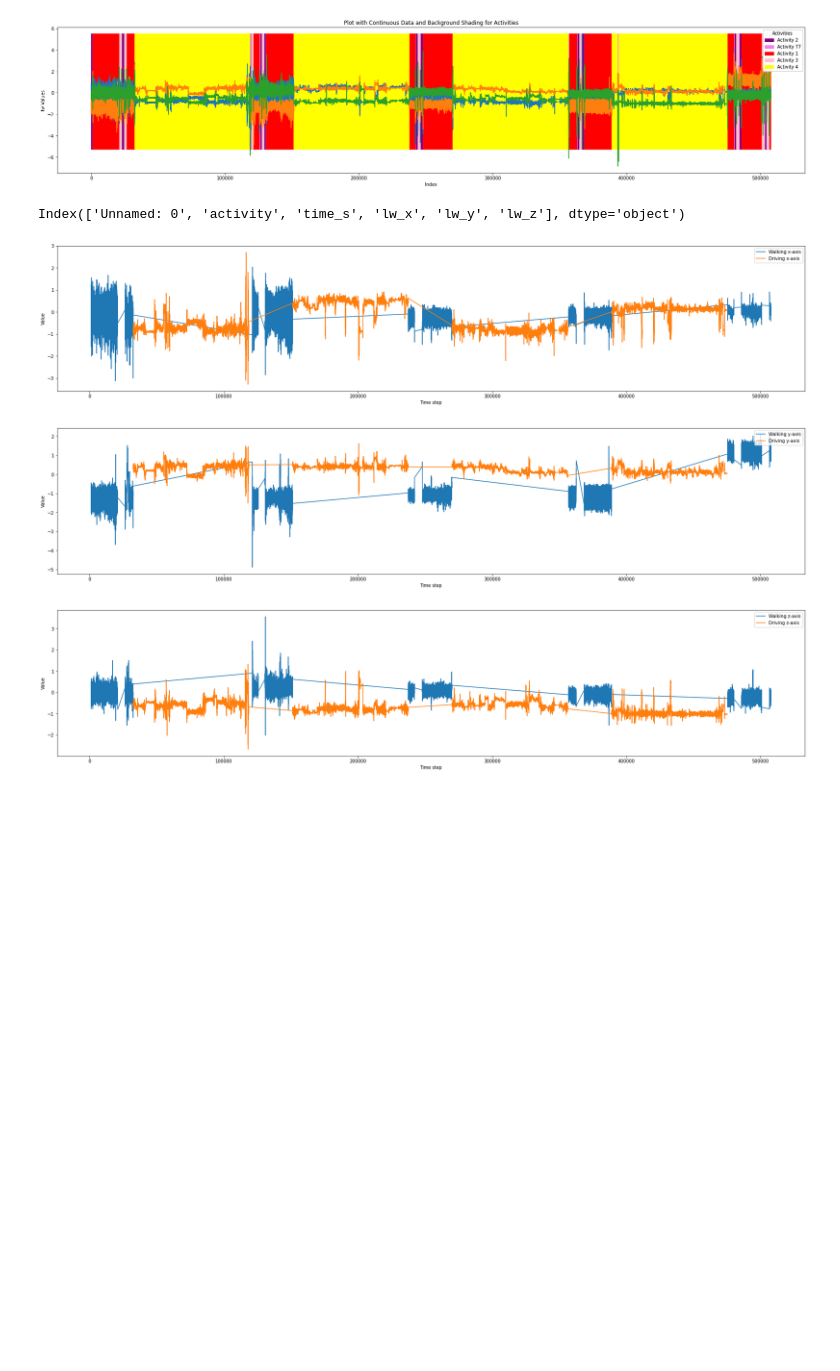
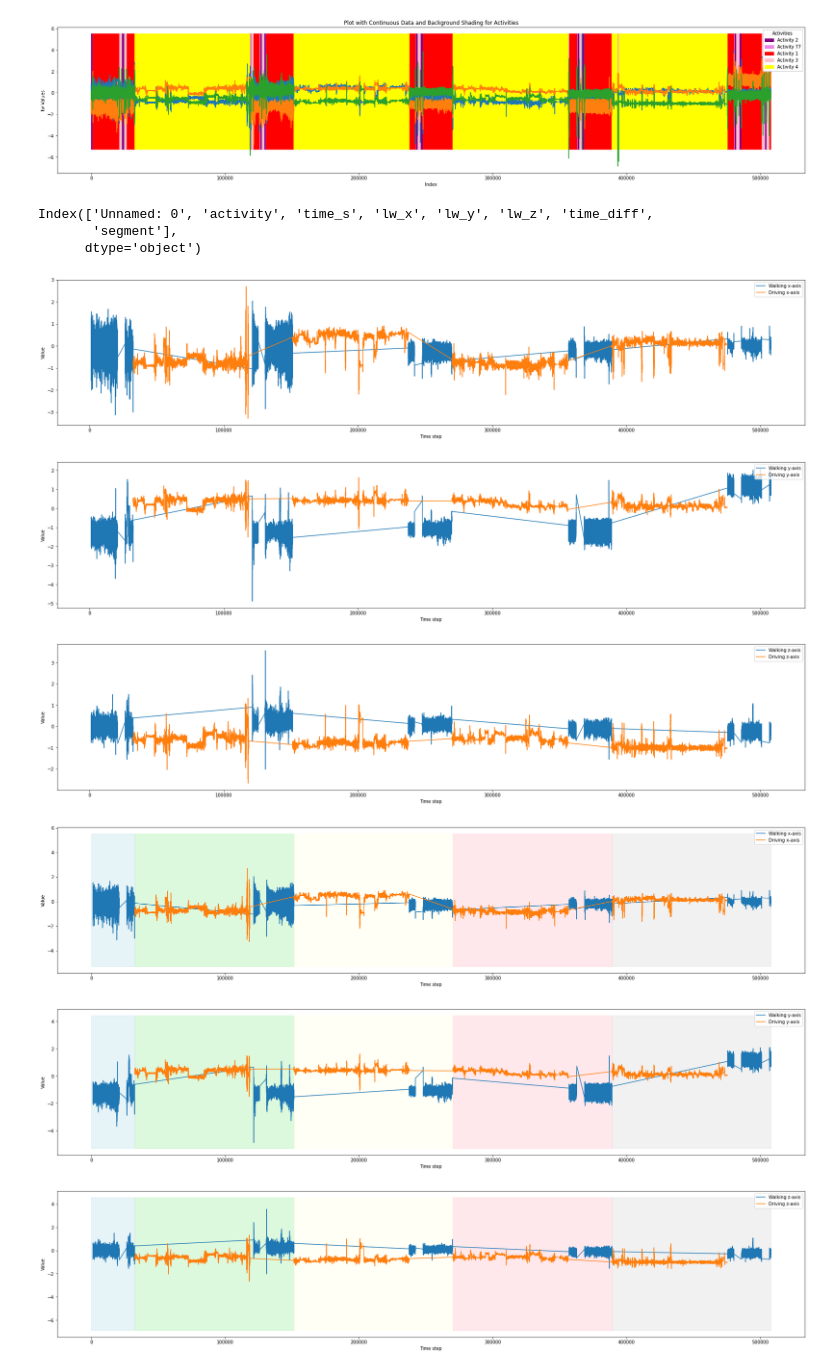
Before and after one commit to raymondfdavey/ML-Challenge2023, a Jupyter notebook: initial_inspection.ipynb, the cells around one changed output. Drawn from its saved outputs; the diff is of its cells as text; code cells hidden in the pictures; blank space fills up the shorter version.

```diff
--- a/initial_inspection.ipynb
+++ b/initial_inspection.ipynb
@@ -125,8 +177,6 @@ plt.show()
 [figure]
 # %%
 # from given visualiser file:
-
-df = pd.read_csv("./data/movementSensorData.csv")
 
 
 plt.figure(figsize=(30, 6))
@@ -163,10 +213,57 @@ plt.xlabel("Time step")
 plt.ylabel("Value")
 plt.show()
 # %% [output]
-Index(['Unnamed: 0', 'activity', 'time_s', 'lw_x', 'lw_y', 'lw_z'], dtype='object')
+Index(['Unnamed: 0', 'activity', 'time_s', 'lw_x', 'lw_y', 'lw_z', 'time_diff',
+       'segment'],
+      dtype='object')
 [figure]
 [figure]
 [figure]
+# %%
+import pandas as pd
+import matplotlib.pyplot as plt
+
+
+# Assuming 'segment' is a column in your DataFrame that represents different segments
+# Ensure this column exists in your DataFrame
+
+# Create a list of colors for the segments
+colors = ['lightblue', 'lightgreen', 'lightyellow', 'lightpink', 'lightgray']
+
+# Function to plot with segment shading
+
+
+def plot_with_segments(axis, activity_1, activity_2, label_1, label_2):
+    plt.figure(figsize=(30, 6))
+
+    # Plot the data
+    plt.plot(df.loc[df['activity'] == activity_1, axis], label=label_1)
+    plt.plot(df.loc[df['activity'] == activity_2, axis], label=label_2)
+
+    # Add shaded regions for segments
+    unique_segments = df['segment'].unique()
+    for i, segment in enumerate(unique_segments):
+        segment_indices = df[df['segment'] == segment].index
+        if len(segment_indices) > 0:
+            color = colors[i % len(colors)]  # Cycle through colors
+            plt.fill_betweenx(y=[df[axis].min(), df[axis].max()],
+                              x1=segment_indices[0], x2=segment_indices[-1],
+                              color=color, alpha=0.3)
+
+    plt.legend(loc="upper right")
+    plt.xlabel("Time step")
+    plt.ylabel("Value")
+    plt.show()
+
+
+# Plot for each axis
+plot_with_segments('lw_x', 1, 4, "Walking x-axis", "Driving x-axis")
+plot_with_segments('lw_y', 1, 4, "Walking y-axis", "Driving y-axis")
+plot_with_segments('lw_z', 1, 4, "Walking z-axis", "Driving z-axis")
+# %% [output]
+[figure, added]
+[figure, added]
+[figure, added]
 # %%
 # Filtering the DataFrame for activities 1 and 4
 # filtered_df = df[df['activity'].isin([1, 4])]
```
Also changed, not shown: parts of 6 cells of this notebook.
